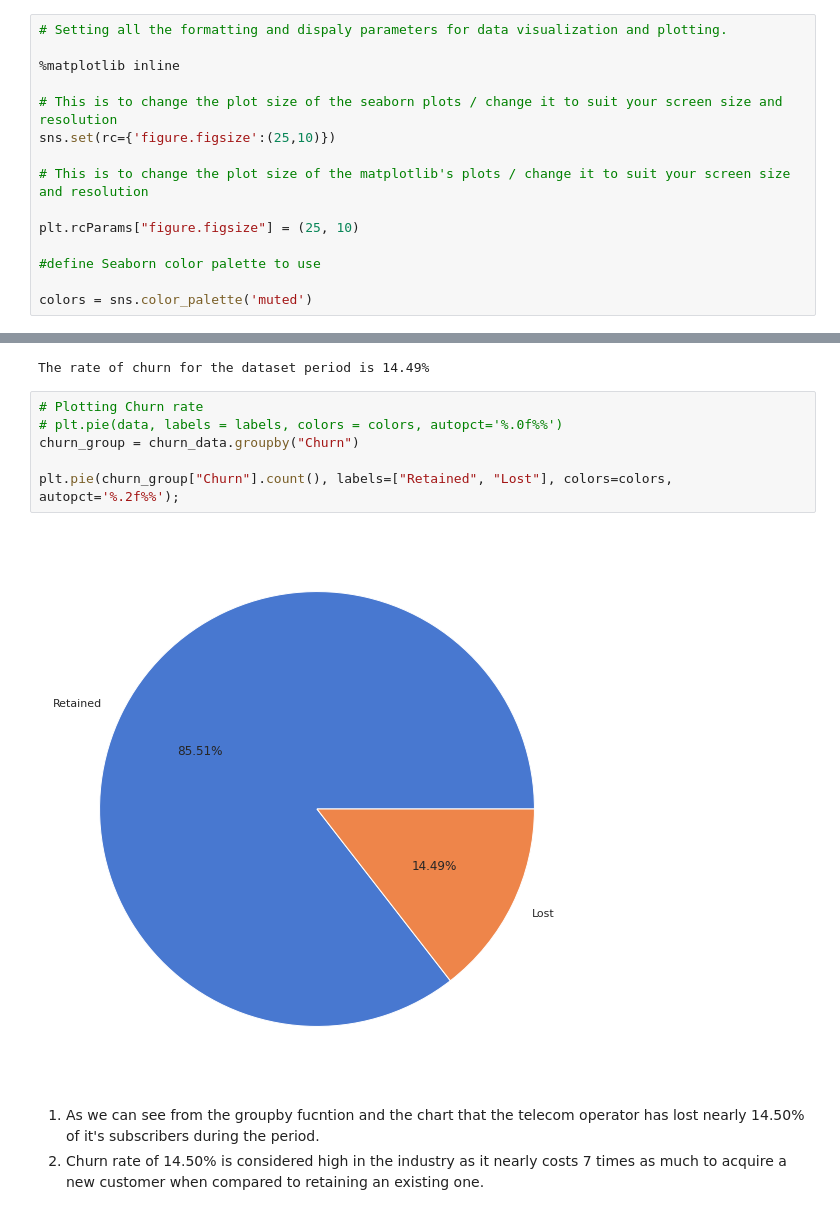
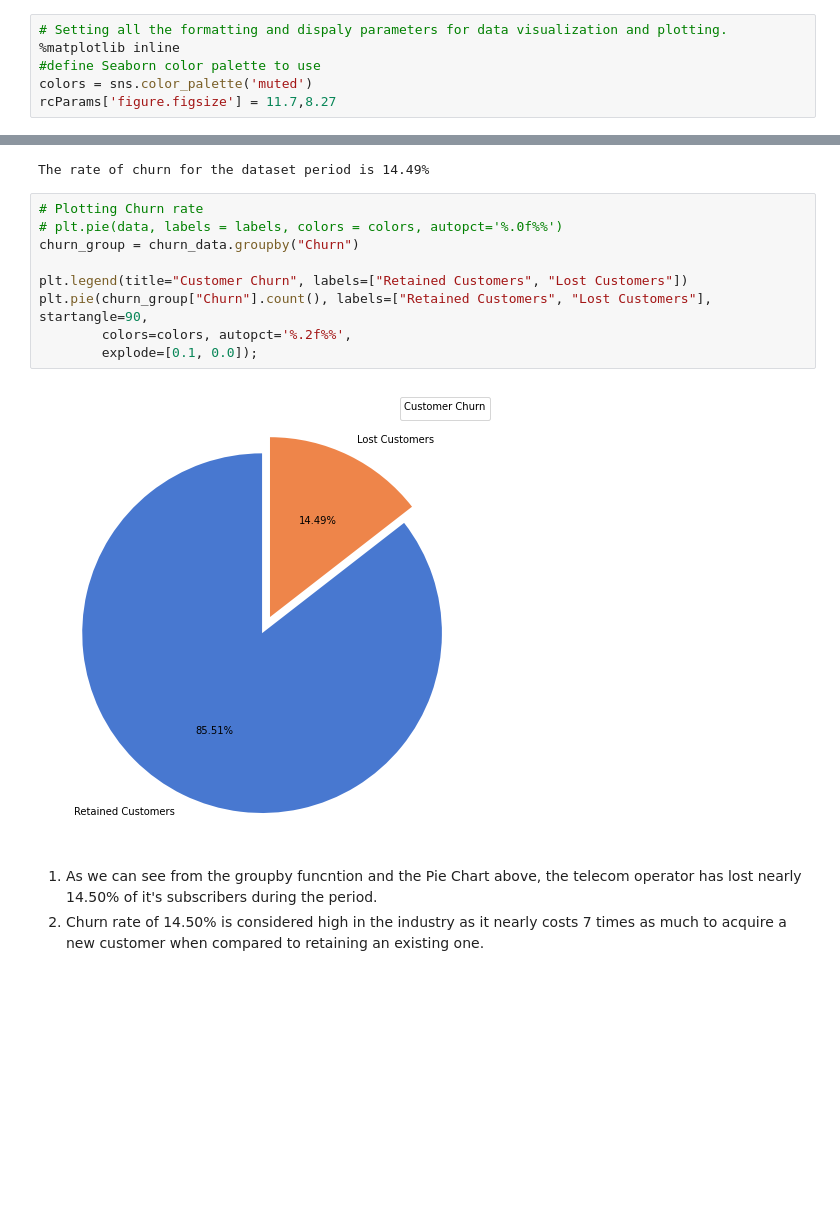
Before and after one commit to Sourabhpatel1/Capstone-Project-EDA-AlmaBatter, a Jupyter notebook: EDA_on_Telecom_Churn_Dataset(Capstone_Project_1).ipynb, the cells around one changed output, grey strips where cells are left out. Drawn from its saved outputs; the diff is of its cells as text; blank space fills up the shorter version.

```diff
--- a/EDA_on_Telecom_Churn_Dataset(Capstone_Project_1).ipynb
+++ b/EDA_on_Telecom_Churn_Dataset(Capstone_Project_1).ipynb
@@ -21,18 +22,9 @@ import seaborn as sns
 # %%
 # Setting all the formatting and dispaly parameters for data visualization and plotting.
-
 %matplotlib inline
-
-# This is to change the plot size of the seaborn plots / change it to suit your screen size and resolution
-sns.set(rc={'figure.figsize':(25,10)})
-
-# This is to change the plot size of the matplotlib's plots / change it to suit your screen size and resolution
-
-plt.rcParams["figure.figsize"] = (25, 10)
-
 #define Seaborn color palette to use
-
 colors = sns.color_palette('muted')
+rcParams['figure.figsize'] = 11.7,8.27
 # %%
 # Setting pd option for displaying floats instead of scientific notation in dataset
 
@@ -130,13 +122,16 @@ The rate of churn for the dataset period is 14.49%
 # %%
 # Plotting Churn rate
 # plt.pie(data, labels = labels, colors = colors, autopct='%.0f%%')
 churn_group = churn_data.groupby("Churn")
 
-plt.pie(churn_group["Churn"].count(), labels=["Retained", "Lost"], colors=colors, autopct='%.2f%%');
+plt.legend(title="Customer Churn", labels=["Retained Customers", "Lost Customers"])
+plt.pie(churn_group["Churn"].count(), labels=["Retained Customers", "Lost Customers"], startangle=90,
+        colors=colors, autopct='%.2f%%',
+        explode=[0.1, 0.0]);
 # %% [output]
-[figure, old version]
+[figure, new version]
 # %% [markdown]
 
 
-1.   As we can see from the groupby fucntion and the chart that the telecom operator has lost nearly 14.50% of it's subscribers during the period.
+1.   As we can see from the groupby funcntion and the Pie Chart above, the telecom operator has lost nearly 14.50% of it's subscribers during the period.
 2.   Churn rate of 14.50% is considered high in the industry as it nearly costs 7 times as much to acquire a new customer when compared to retaining an existing one.
```
Also changed, not shown: parts of 29 cells of this notebook.
